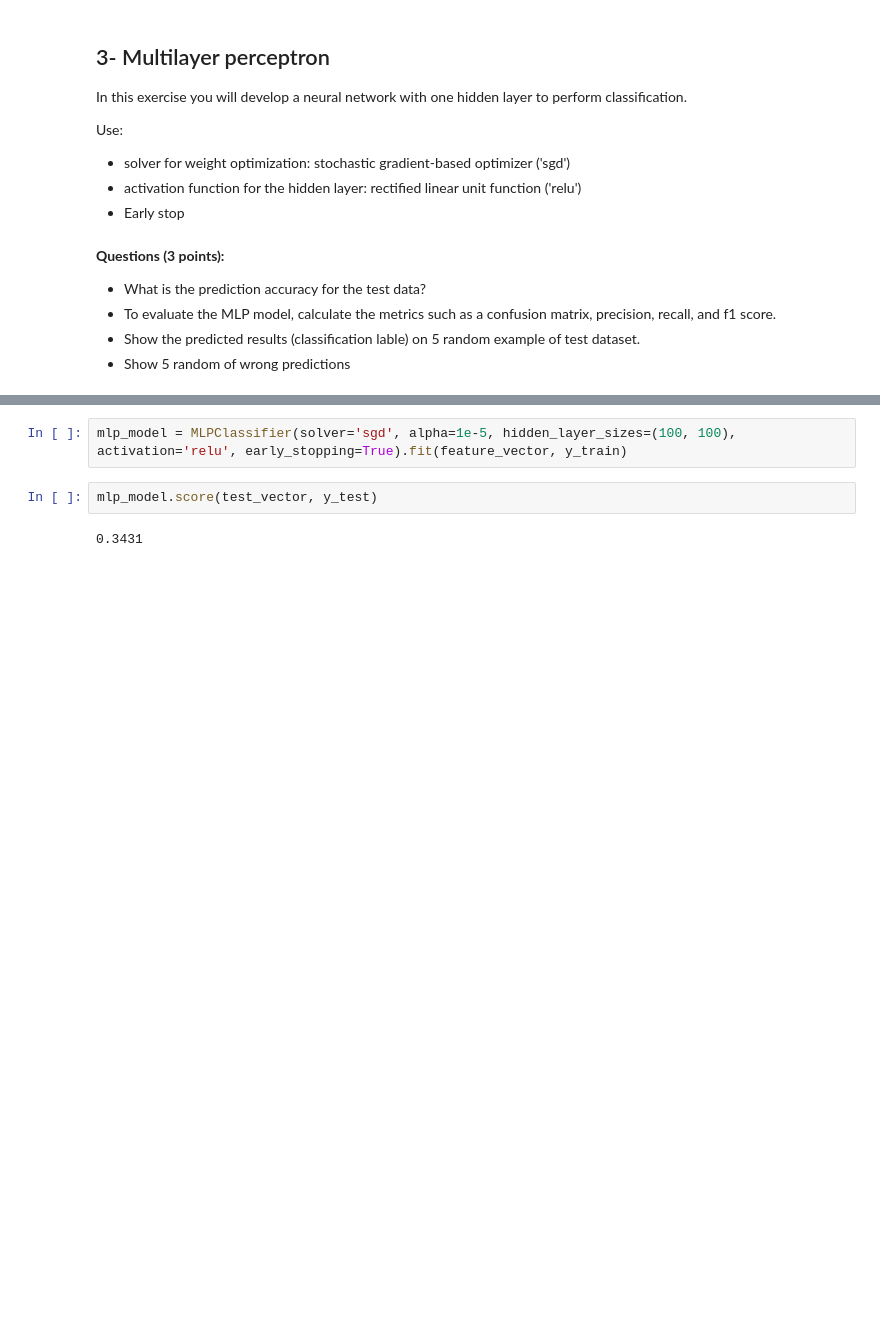
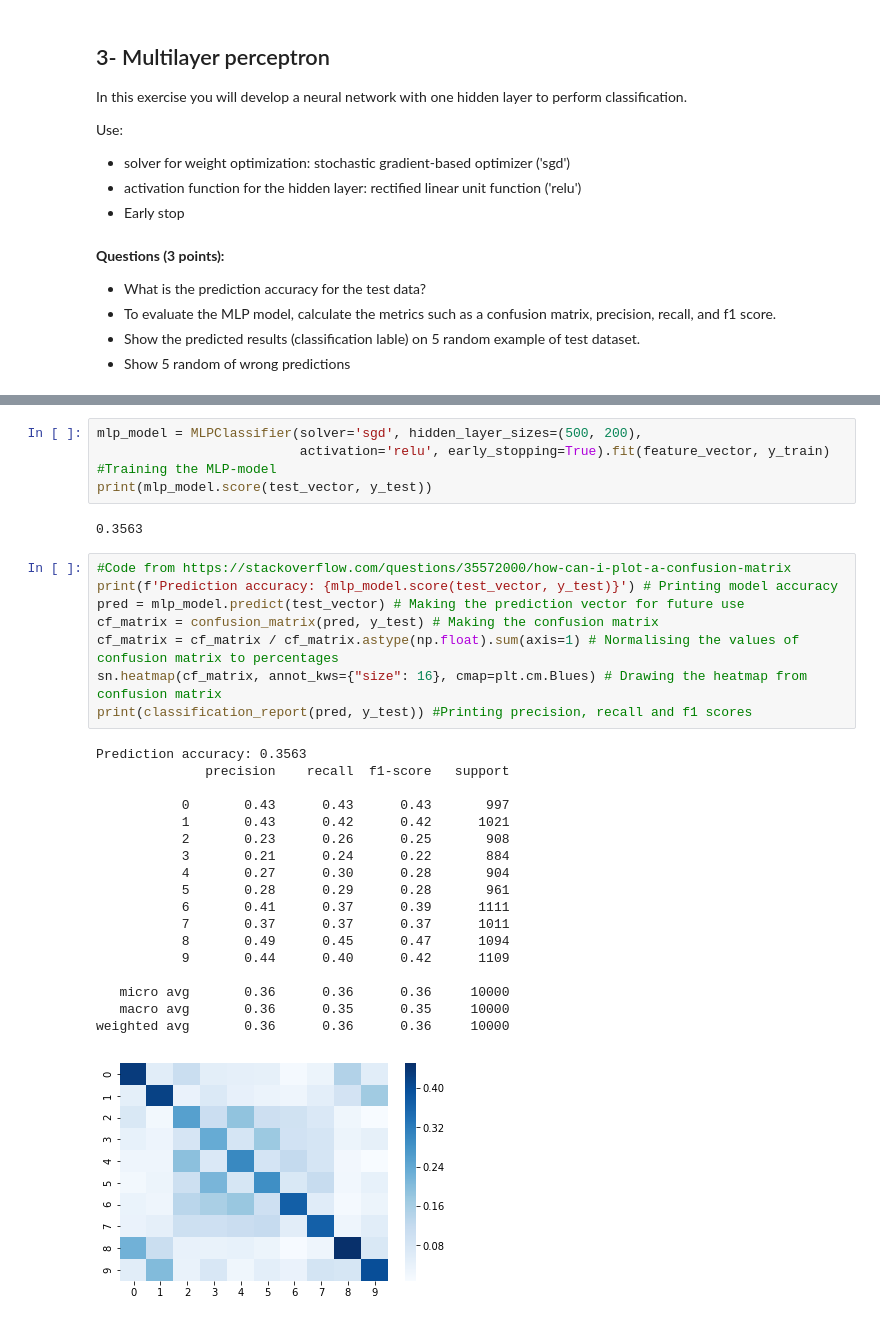
Before and after one commit to MesRot/ML_PL_Harkkatyo, a Jupyter notebook: Exercise_template.ipynb, the cells around one changed output, grey strips where cells are left out. Saved outputs shown, nothing was run; the diff lists cells and outputs as text; blank space fills up the shorter version.

```diff
--- a/Exercise_template.ipynb
+++ b/Exercise_template.ipynb
@@ -287,6 +325,33 @@ Use:
 # %%
-mlp_model = MLPClassifier(solver='sgd', alpha=1e-5, hidden_layer_sizes=(100, 100), activation='relu', early_stopping=True).fit(feature_vector, y_train)
+mlp_model = MLPClassifier(solver='sgd', hidden_layer_sizes=(500, 200),
+                          activation='relu', early_stopping=True).fit(feature_vector, y_train) #Training the MLP-model
+print(mlp_model.score(test_vector, y_test))
+# %% [output]
+0.3563
-# %%
-mlp_model.score(test_vector, y_test)
-# %% [output]
-0.3431
+# %%
+#Code from https://stackoverflow.com/questions/35572000/how-can-i-plot-a-confusion-matrix
+print(f'Prediction accuracy: {mlp_model.score(test_vector, y_test)}') # Printing model accuracy
+pred = mlp_model.predict(test_vector) # Making the prediction vector for future use
+cf_matrix = confusion_matrix(pred, y_test) # Making the confusion matrix
+cf_matrix = cf_matrix / cf_matrix.astype(np.float).sum(axis=1) # Normalising the values of confusion matrix to percentages
+sn.heatmap(cf_matrix, annot_kws={"size": 16}, cmap=plt.cm.Blues) # Drawing the heatmap from confusion matrix
+print(classification_report(pred, y_test)) #Printing precision, recall and f1 scores
+# %% [output]
+Prediction accuracy: 0.3563
+              precision    recall  f1-score   support
+
+           0       0.43      0.43      0.43       997
+           1       0.43      0.42      0.42      1021
+           2       0.23      0.26      0.25       908
+           3       0.21      0.24      0.22       884
+           4       0.27      0.30      0.28       904
+           5       0.28      0.29      0.28       961
+           6       0.41      0.37      0.39      1111
+           7       0.37      0.37      0.37      1011
+           8       0.49      0.45      0.47      1094
+           9       0.44      0.40      0.42      1109
+
+   micro avg       0.36      0.36      0.36     10000
+   macro avg       0.36      0.35      0.35     10000
+weighted avg       0.36      0.36      0.36     10000
+[figure, added]
```
Also changed, not shown: parts of 16 cells of this notebook.
